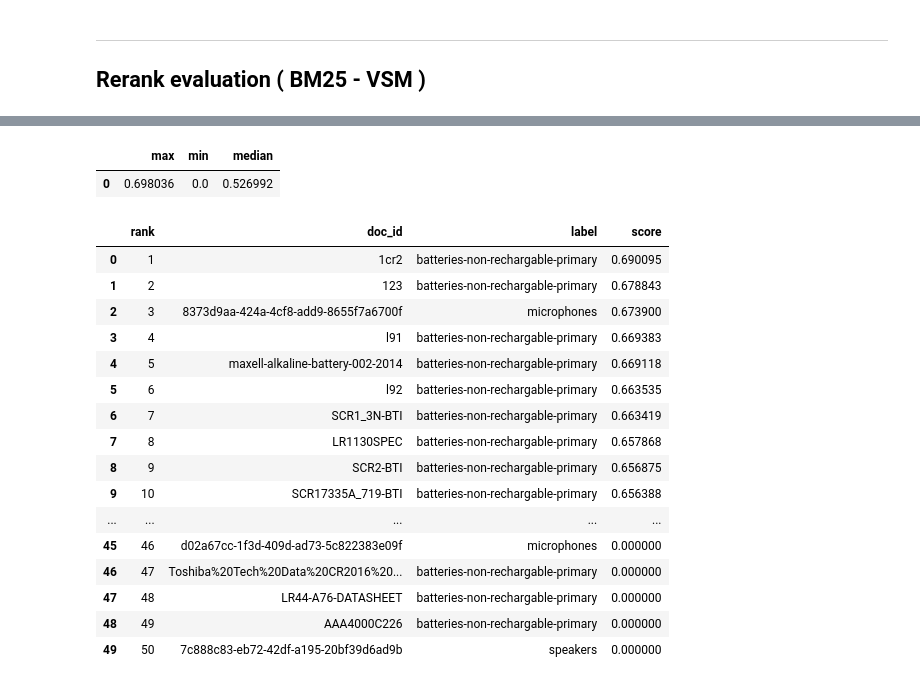
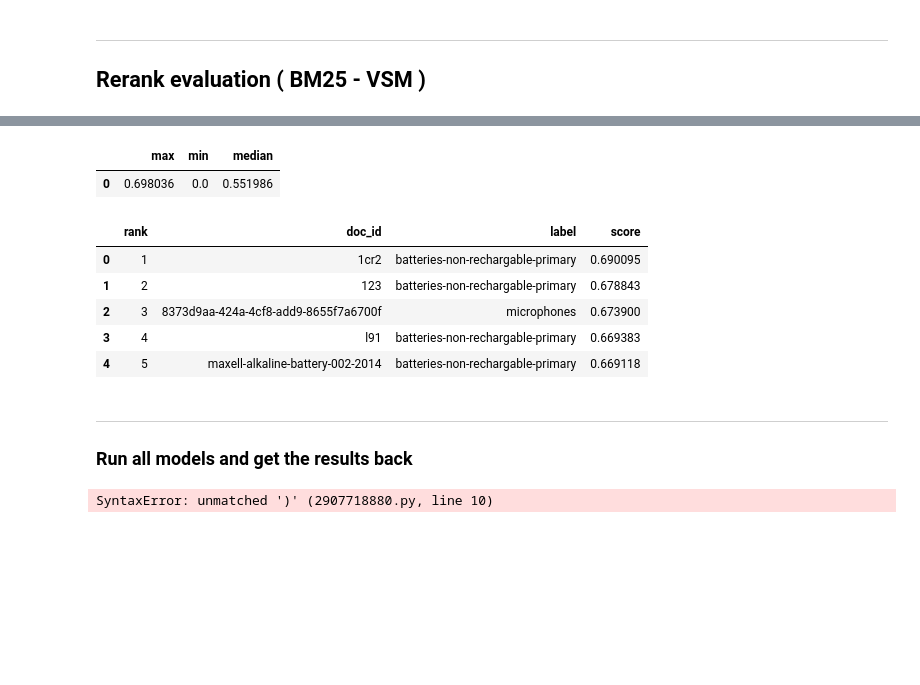
Before and after one commit to pablodevicente/RI_2-Product_Catalog_Classifier, a Jupyter notebook: 01-code/09 - retrieval_evaluation.ipynb, the cells around one changed output, grey strips where cells are left out. Cells and saved outputs as stored; diff of their text form; code cells hidden in the pictures; blank space fills up the shorter version.

Commit message:
evaluation framework complete

```diff
--- a/01-code/09 - retrieval_evaluation.ipynb
+++ b/01-code/09 - retrieval_evaluation.ipynb
@@ -44,10 +47,31 @@ paths = {
     'file': Path("../02-data/00-testing/batteries-non-rechargable-primary/1cr2/1cr2.txt"),
     'output_path': Path("../02-data/00-testing/batteries-non-rechargable-primary/1cr2/sentence_expansions.txt"),
     'pdf_folder': Path("../02-data/00-testing/"),
-    'retriever': Path("../02-data/05-Retrieval/corpus_bm25")
+    'retriever': Path("../02-data/05-Retrieval/corpus_bm25"),
+    'queries_1' : Path("../02-data/06-Evaluation/query_evaluation_1.json"),
+    'queries_2' : Path("../02-data/06-Evaluation/query_evaluation_2.json"),
+    'ranking_query_evaluation_1' : Path('../02-data/06-Evaluation/ranking_query_evaluation_1.pkl'), ## using queries_1, singlevector, QE, minmax
+    'ranking_query_evaluation_2' : Path('../02-data/06-Evaluation/ranking_query_evaluation_2.pkl'), ## using queries_2
+    'ranking_query_evaluation_3' : Path('../02-data/06-Evaluation/ranking_query_evaluation_3.pkl'), ## using queries_1, multivector, QE, minmax
+    'ranking_query_evaluation_4' : Path('../02-data/06-Evaluation/ranking_query_evaluation_4.pkl'), ## using queries_1, multivector, no QE, minmax
+    'ranking_query_evaluation_5' : Path('../02-data/06-Evaluation/ranking_query_evaluation_5.pkl'), ## using queries_1, multivector, QE, zscore
+    'ranking_query_evaluation_6' : Path('../02-data/06-Evaluation/ranking_query_evaluation_6.pkl'), ## using queries_1, multivector, QE, minmax/zscore
+    'QE_eval' : Path("../02-data/06-Evaluation/QE_eval.pkl"),           ## query1 , multivector , minmax/zscore , QE
+    'no_QE_eval' : Path("../02-data/06-Evaluation/QE_eval.pkl")         ## query1 , multivector , minmax/zscore , no QE
+
 }
 
-with open("../02-data/06-Evaluation/document_queries.json") as f:
+use_multivector = True
+use_expansion = False
+
+norm_vsm = 'minmax'
+norm_bm25 = 'zscore'
+
+top_k = 100
+
+save_file = str(paths['no_QE_eval'])
+
+with open(str(paths['queries_1'])) as f:
     raw = json.load(f)
 
 query_list_documents = [data.DocumentSection(**entry) for entry in raw]
@@ -257,6 +290,7 @@ importlib.reload(data)
 logger = logging.getLogger(__name__)
 
 hybrid_records = []
+
 
 for i, section in enumerate(query_list_documents):
     bm25_list = [d.__dict__ for d in bm25_records[i]['result'].results.documents]
@@ -268,8 +302,8 @@ for i, section in enumerate(query_list_documents):
         weight_bm25=  0.7,
         weight_vsm=   0.3,
         top_k=        100,
-        norm_bm25=    'minmax',
-        norm_vsm=     'minmax'
+        norm_bm25=    norm_bm25,
+        norm_vsm=     norm_vsm
     )
 
     hybrid_records.append({
@@ -347,6 +381,6 @@ display(rerank_statistics['score_stats'])
 
 #if you want to look at one specific record
 rerank_data = pd.DataFrame(data = rerank_records[0]['result'].results.documents)
-display(rerank_data)
+display(rerank_data[:5])
 # %% [output]
 |  | doc | label | rank | score | label_count_top_5 | label_count_top_10 | label_count_top_20 |
@@ -363,19 +397,8 @@ display(rerank_data)
 |  | max | min | median |
-| 0 | 0.698036 | 0.0 | 0.526992 |
+| 0 | 0.698036 | 0.0 | 0.551986 |
 |  | rank | doc_id | label | score |
 | 0 | 1 | 1cr2 | batteries-non-rechargable-primary | 0.690095 |
 | 1 | 2 | 123 | batteries-non-rechargable-primary | 0.678843 |
 | 2 | 3 | 8373d9aa-424a-4cf8-add9-8655f7a6700f | microphones | 0.673900 |
 | 3 | 4 | l91 | batteries-non-rechargable-primary | 0.669383 |
 | 4 | 5 | maxell-alkaline-battery-002-2014 | batteries-non-rechargable-primary | 0.669118 |
-| 5 | 6 | l92 | batteries-non-rechargable-primary | 0.663535 |
-| 6 | 7 | SCR1_3N-BTI | batteries-non-rechargable-primary | 0.663419 |
-| 7 | 8 | LR1130SPEC | batteries-non-rechargable-primary | 0.657868 |
-| 8 | 9 | SCR2-BTI | batteries-non-rechargable-primary | 0.656875 |
-| 9 | 10 | SCR17335A_719-BTI | batteries-non-rechargable-primary | 0.656388 |
-| ... | ... | ... | ... | ... |
-| 45 | 46 | d02a67cc-1f3d-409d-ad73-5c822383e09f | microphones | 0.000000 |
-| 46 | 47 | Toshiba%20Tech%20Data%20CR2016%20... | batteries-non-rechargable-primary | 0.000000 |
-| 47 | 48 | LR44-A76-DATASHEET | batteries-non-rechargable-primary | 0.000000 |
-| 48 | 49 | AAA4000C226 | batteries-non-rechargable-primary | 0.000000 |
-| 49 | 50 | 7c888c83-eb72-42df-a195-20bf39d6ad9b | speakers | 0.000000 |
@@ -381,0 +418,17 @@ display(rerank_data)
+# %% [markdown]
+--------------
+### Run all models and get the results back
+# %%
+import pickle
+
+run = False
+
+if run:
+
+    statistics_results = aux_retrieval.run_all_models(query_list_documents, paths, use_expansion=use_expansion, use_multivector=use_multivector,)
+    display(statistics_results['bm25_statistics'])
+
+    with open(save_path), 'wb') as f:
+        pickle.dump(statistics_results, f)
+# %% [output]
+SyntaxError: unmatched ')' (2907718880.py, line 10)
```
Also changed, not shown: parts of 10 cells of this notebook, 4 other files.
